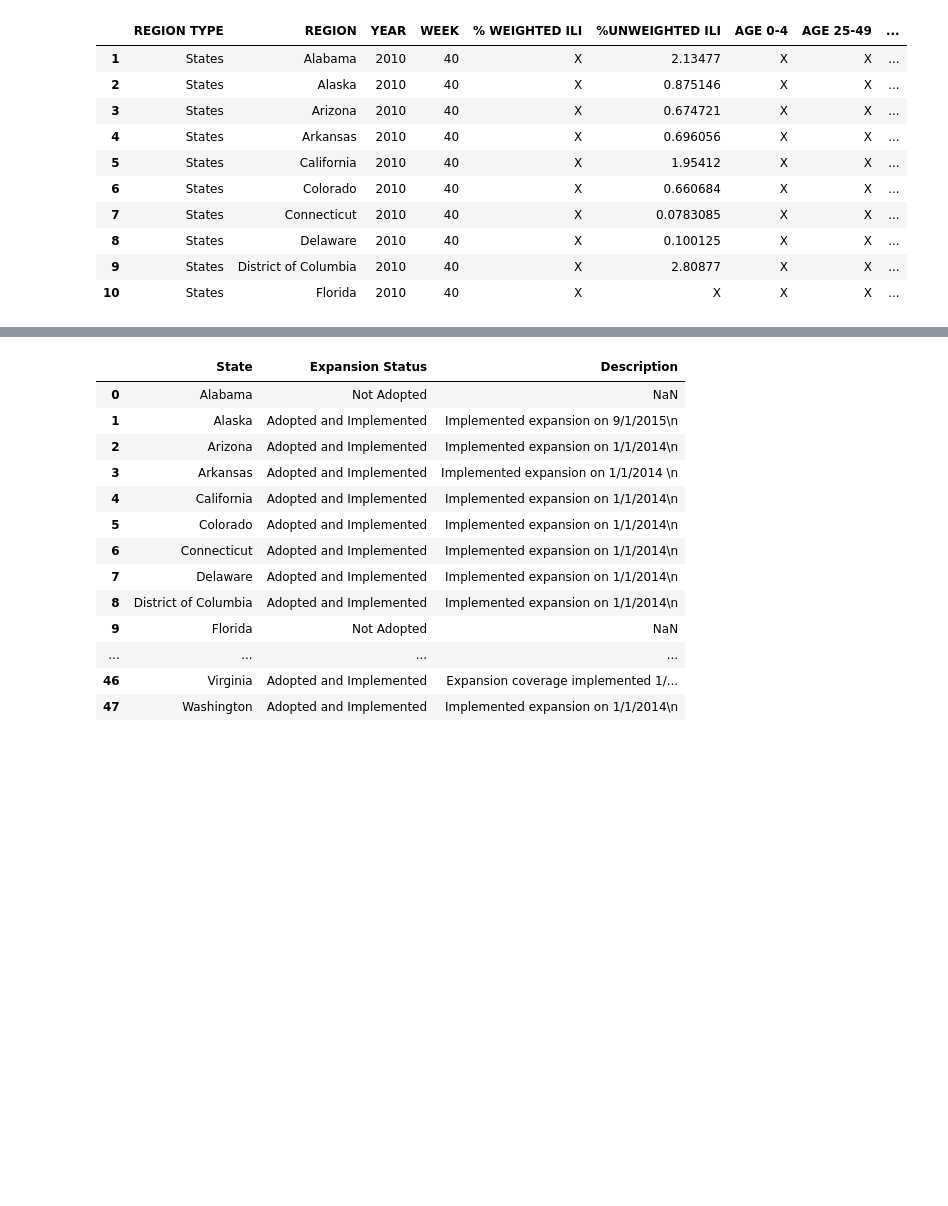
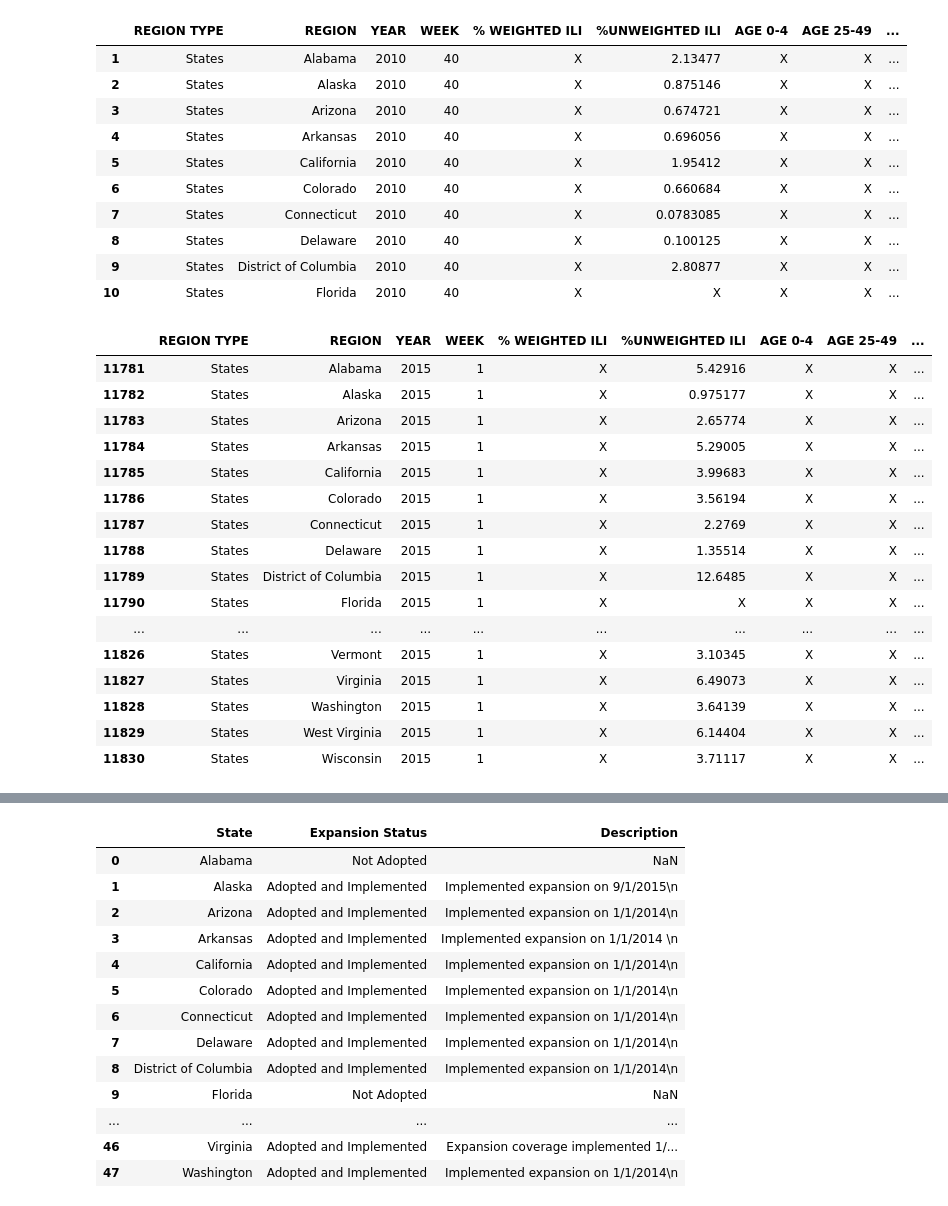
Before and after one commit to dmuralik/COVID-19, a Jupyter notebook: Analysis.ipynb, the cells around one changed output, grey strips where cells are left out. Drawn from its saved outputs; the diff is of its cells as text; code cells hidden in the pictures; blank space fills up the shorter version.

```diff
--- a/Analysis.ipynb
+++ b/Analysis.ipynb
@@ -258,3 +262,27 @@ fluFinal.head(10)
 | 8 | States | Delaware | 2010 | 40 | X | 0.100125 | X | X | ... |
 | 9 | States | District of Columbia | 2010 | 40 | X | 2.80877 | X | X | ... |
 | 10 | States | Florida | 2010 | 40 | X | X | X | X | ... |
+# %%
+fluFinal['YEAR'] = fluFinal['YEAR'].fillna(1753)
+# %%
+fluFinal['YEAR'] = fluFinal['YEAR'].astype('int64')
+# %%
+fluFinal[fluFinal['YEAR'] >= 2015].head(50)
+# %% [output]
+|  | REGION TYPE | REGION | YEAR | WEEK | % WEIGHTED ILI | %UNWEIGHTED ILI | AGE 0-4 | AGE 25-49 | ... |
+| 11781 | States | Alabama | 2015 | 1 | X | 5.42916 | X | X | ... |
+| 11782 | States | Alaska | 2015 | 1 | X | 0.975177 | X | X | ... |
+| 11783 | States | Arizona | 2015 | 1 | X | 2.65774 | X | X | ... |
+| 11784 | States | Arkansas | 2015 | 1 | X | 5.29005 | X | X | ... |
+| 11785 | States | California | 2015 | 1 | X | 3.99683 | X | X | ... |
+| 11786 | States | Colorado | 2015 | 1 | X | 3.56194 | X | X | ... |
+| 11787 | States | Connecticut | 2015 | 1 | X | 2.2769 | X | X | ... |
+| 11788 | States | Delaware | 2015 | 1 | X | 1.35514 | X | X | ... |
+| 11789 | States | District of Columbia | 2015 | 1 | X | 12.6485 | X | X | ... |
+| 11790 | States | Florida | 2015 | 1 | X | X | X | X | ... |
+| ... | ... | ... | ... | ... | ... | ... | ... | ... | ... |
+| 11826 | States | Vermont | 2015 | 1 | X | 3.10345 | X | X | ... |
+| 11827 | States | Virginia | 2015 | 1 | X | 6.49073 | X | X | ... |
+| 11828 | States | Washington | 2015 | 1 | X | 3.64139 | X | X | ... |
+| 11829 | States | West Virginia | 2015 | 1 | X | 6.14404 | X | X | ... |
+| 11830 | States | Wisconsin | 2015 | 1 | X | 3.71117 | X | X | ... |
```
Also changed, not shown: parts of 4 cells of this notebook.
